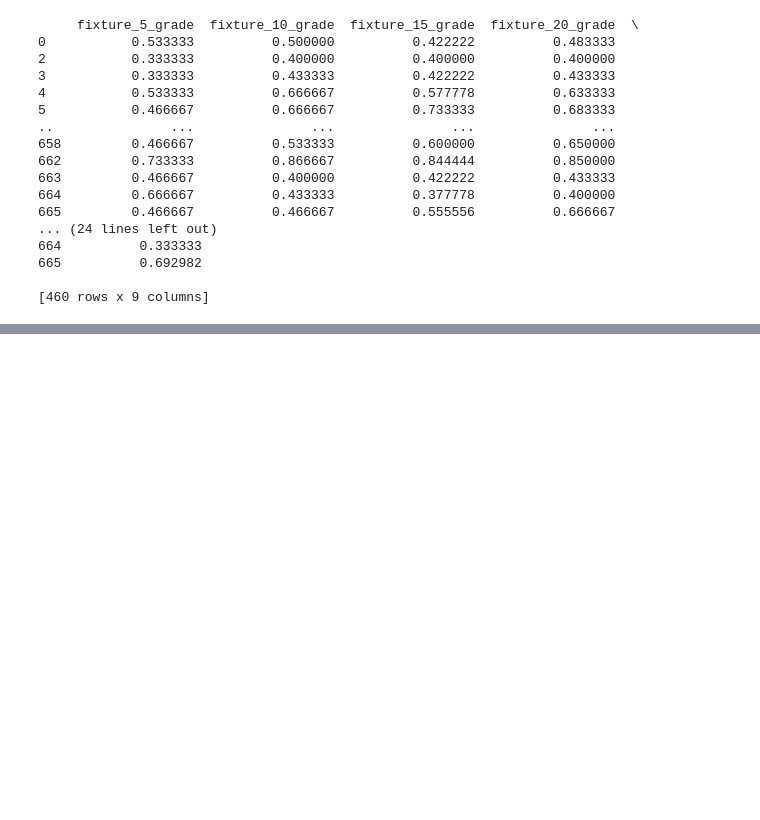
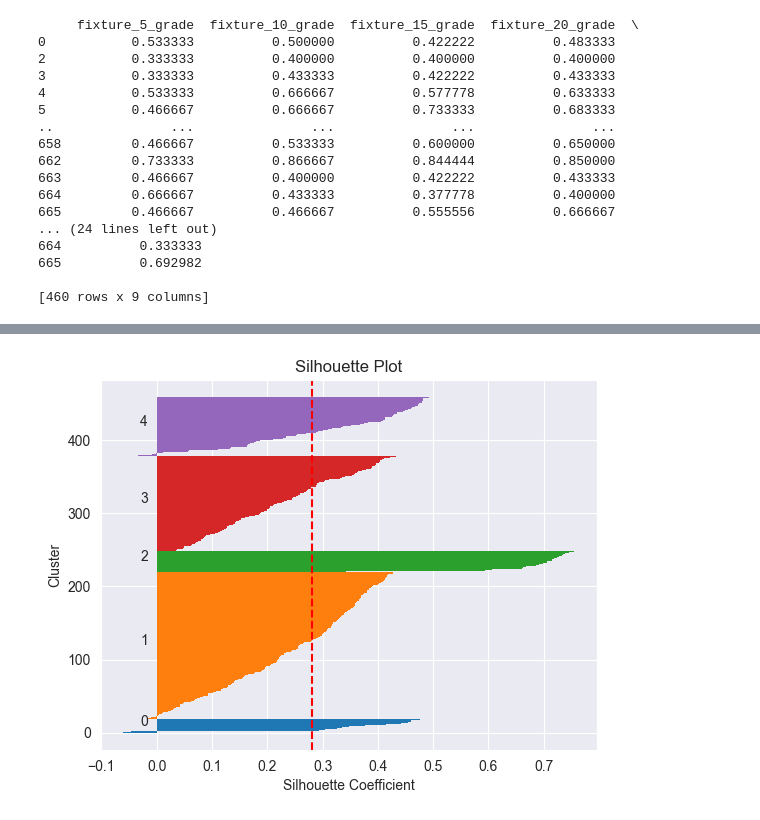
Before and after one commit to PLAI-BOOK/EDA, a Jupyter notebook: Tables_EDA/teams_eda/teams_notebook.ipynb, the cells around one changed output, grey strips where cells are left out. Cells and saved outputs as stored; diff of their text form; code cells hidden in the pictures; blank space fills up the shorter version.

```diff
--- a/Tables_EDA/teams_eda/teams_notebook.ipynb
+++ b/Tables_EDA/teams_eda/teams_notebook.ipynb
@@ -272,0 +431,26 @@ print(updated_data[['fixture_5_grade', 'fixture_10_grade', 'fixture_15_grade', '
+# %%
+# Silhouette Plot
+from sklearn.metrics import silhouette_samples, silhouette_score
+
+# Calculate silhouette scores
+silhouette_vals = silhouette_samples(data_for_clustering, clusters)
+
+# Silhouette plot
+y_ticks = []
+y_lower, y_upper = 0, 0
+for i, cluster in enumerate(range(k_optimal)):
+    cluster_silhouette_vals = silhouette_vals[clusters == cluster]
+    cluster_silhouette_vals.sort()
+    y_upper += len(cluster_silhouette_vals)
+    plt.barh(range(y_lower, y_upper), cluster_silhouette_vals, edgecolor='none', height=1)
+    plt.text(-0.03, (y_lower + y_upper) / 2, str(cluster))
+    y_lower += len(cluster_silhouette_vals)
+
+# The silhouette score gives a perspective into the density and separation of the formed clusters
+plt.axvline(x=silhouette_score(data_for_clustering, clusters), color="red", linestyle="--")
+plt.title('Silhouette Plot')
+plt.xlabel('Silhouette Coefficient')
+plt.ylabel('Cluster')
+plt.show()
+# %% [output]
+[figure, added]
```
Also changed, not shown: parts of 5 cells of this notebook.
